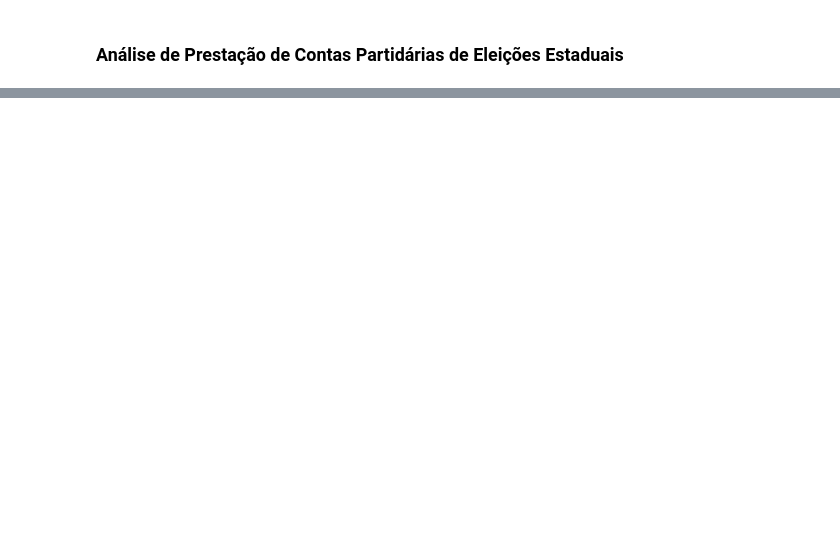
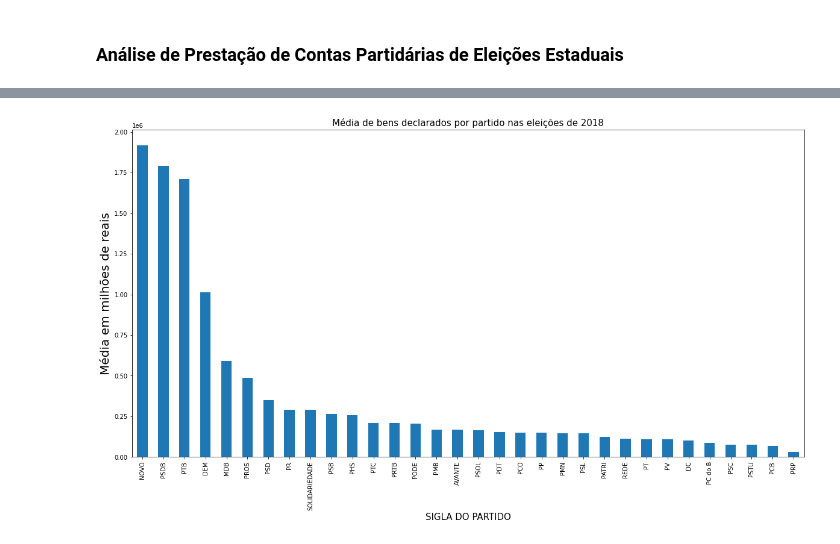
Before and after one commit to robsoncartes/An-lise-de-Presta-o-de-Contas-Partid-rias-de-Elei-es-Estaduais, a Jupyter notebook: AnaliseDePrestacaoDeContasPartidariasDeEleicoesEstaduais.ipynb, the cells around one changed output, grey strips where cells are left out. Cells and saved outputs as stored; diff of their text form; code cells hidden in the pictures; blank space fills up the shorter version.

```diff
--- a/AnaliseDePrestacaoDeContasPartidariasDeEleicoesEstaduais.ipynb
+++ b/AnaliseDePrestacaoDeContasPartidariasDeEleicoesEstaduais.ipynb
@@ -65,0 +199,9 @@ bens_number.groupby(["NOME_CANDIDATO", "SIGLA_PARTIDO", "SIGLA_UF"])["VALOR_BEM"
+# %%
+# Plota gráfico com bens declarados por partido nas eleições de 2018
+avg_bens_candidatos_2018.sort_values(ascending=False).plot(kind='bar', figsize=(20, 10))
+plt.title("Média de bens declarados por partido nas eleições de 2018", fontsize=15)
+plt.xlabel("SIGLA DO PARTIDO", fontsize=15)
+plt.ylabel("Média em milhões de reais", fontsize=20)
+plt.show()
+# %% [output]
+[figure, added]
```
Also changed, not shown: parts of 19 cells of this notebook.
